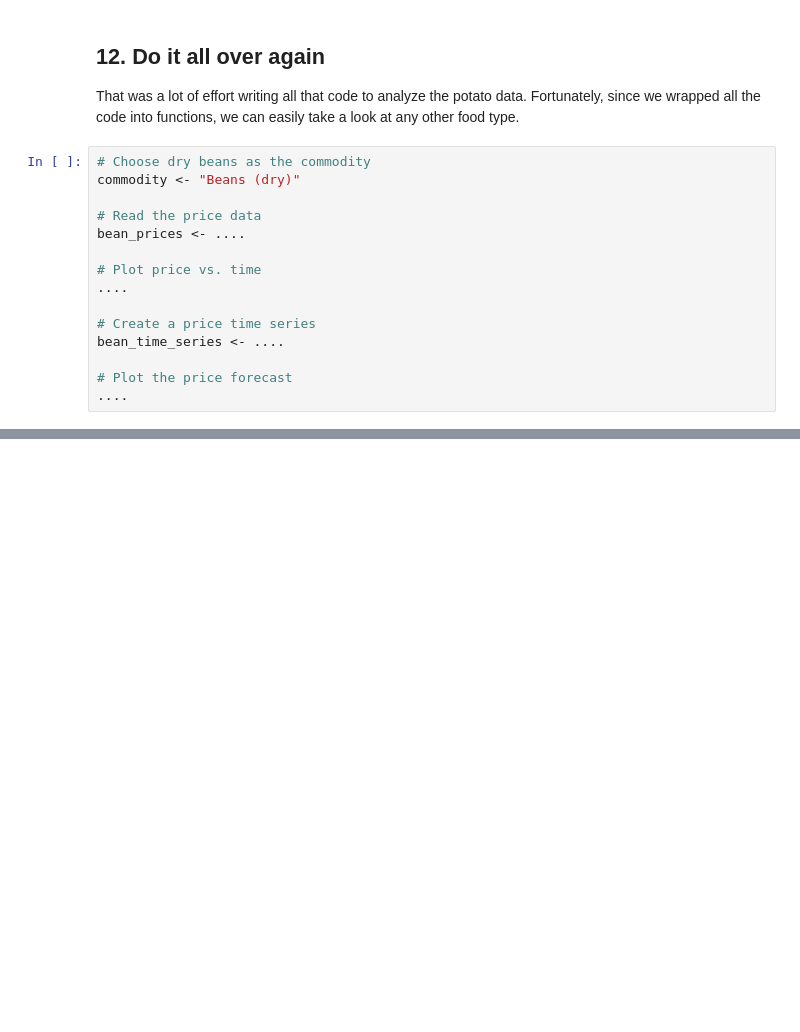
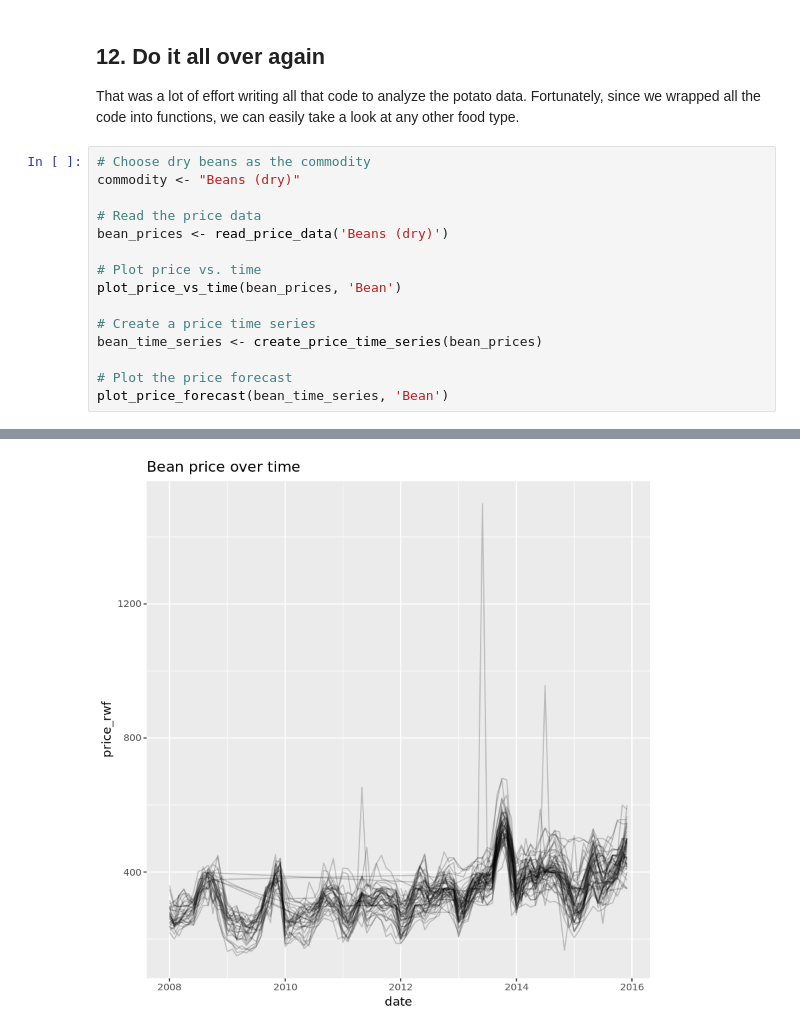
Before and after one commit to SandraOkala/DataCamp_Projects, a Jupyter notebook: R Projects/Functions for Food Price Forecasts/notebook.ipynb, the cells around one changed output, grey strips where cells are left out. Saved outputs shown, nothing was run; the diff lists cells and outputs as text; blank space fills up the shorter version.

```diff
--- a/R Projects/Functions for Food Price Forecasts/notebook.ipynb
+++ b/R Projects/Functions for Food Price Forecasts/notebook.ipynb
@@ -381,13 +384,14 @@ ERROR: Error in eval(expr, envir, enclos): object '....' not found
 commodity <- "Beans (dry)"
 
 # Read the price data
-bean_prices <- ....
+bean_prices <- read_price_data('Beans (dry)')
 
 # Plot price vs. time
-....
+plot_price_vs_time(bean_prices, 'Bean')
 
 # Create a price time series
-bean_time_series <- ....
+bean_time_series <- create_price_time_series(bean_prices)
 
 # Plot the price forecast
-....
+plot_price_forecast(bean_time_series, 'Bean')
+# %% [output]
@@ -393,0 +415 @@ bean_time_series <- ....
+[figure, added]
```
Also changed, not shown: parts of 4 cells of this notebook.
